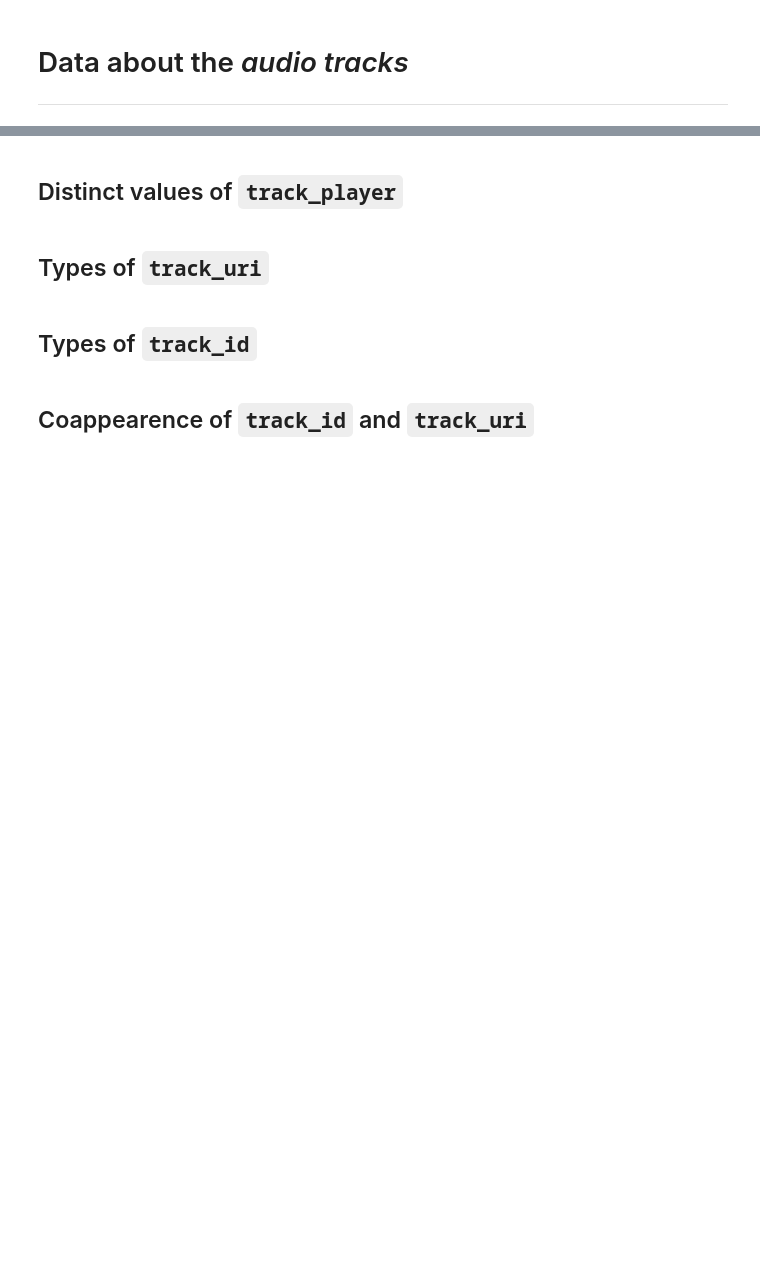
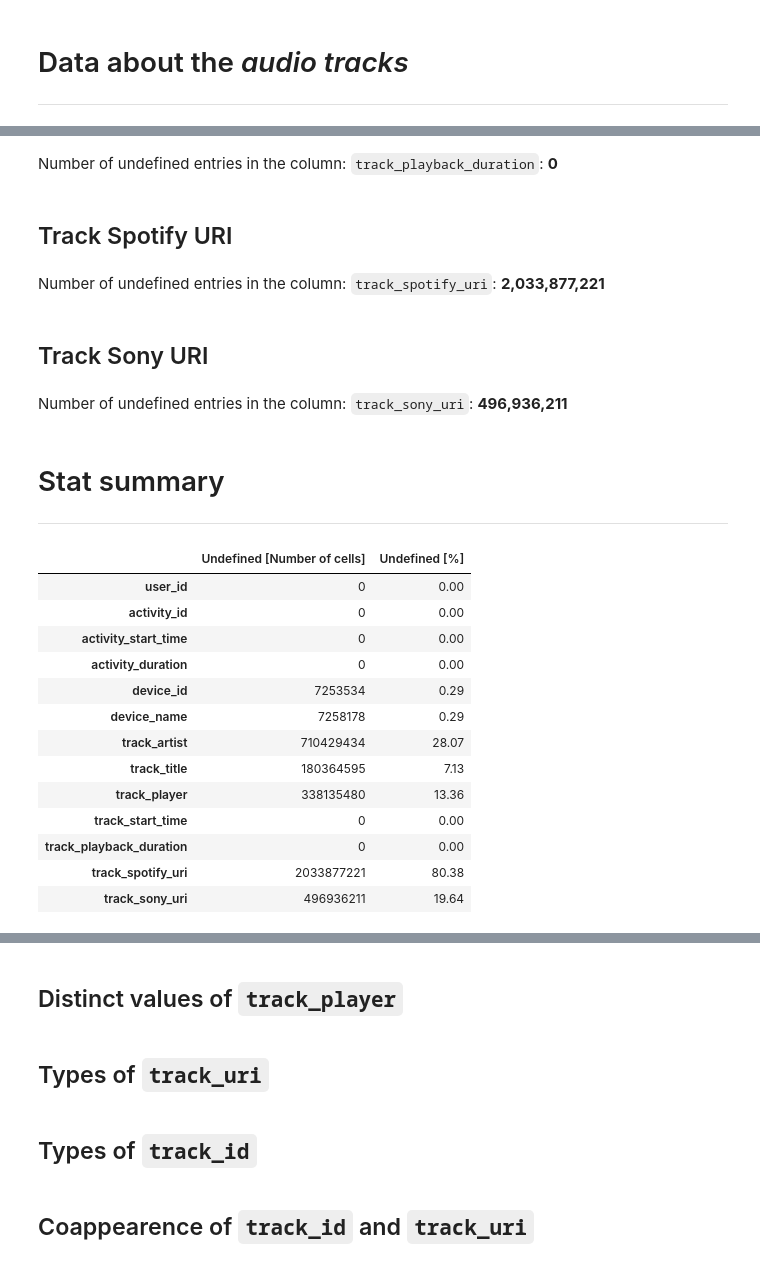
Before and after one commit to wojciechdk/Music_Spring_2021, a Jupyter notebook: initial_statistics.ipynb, the cells around one changed output, grey strips where cells are left out. Drawn from its saved outputs; the diff is of its cells as text; code cells hidden in the pictures; blank space fills up the shorter version.

Commit message:
Number of undefined cells investigated

```diff
--- a/initial_statistics.ipynb
+++ b/initial_statistics.ipynb
@@ -105,0 +194,5 @@ display(
+# %%
+# Count the number of undefined entries.
+column_name = 'track_start_time'
+n_undefined[column_name] = t.spark.count_undefined_entries(
+    df_full, column_name, verbose='markdown')
@@ -105,0 +203,60 @@ display(
+# %%
+# Count the number of undefined entries.
+column_name = 'track_playback_duration'
+n_undefined[column_name] = t.spark.count_undefined_entries(
+    df_full, column_name, verbose='markdown')
+# %% [output]
+Number of undefined entries in the column: `track_playback_duration`: **0**
+# %% [markdown]
+## Track Spotify URI
+# %%
+# Count the number of undefined entries.
+column_name = 'track_spotify_uri'
+n_undefined[column_name] = t.spark.count_undefined_entries(
+    df_full, column_name, verbose='markdown')
+# %% [output]
+Number of undefined entries in the column: `track_spotify_uri`: **2,033,877,221**
+# %% [markdown]
+## Track Sony URI
+# %%
+# Count the number of undefined entries.
+column_name = 'track_sony_uri'
+n_undefined[column_name] = t.spark.count_undefined_entries(
+    df_full, column_name, verbose='markdown')
+# %% [output]
+Number of undefined entries in the column: `track_sony_uri`: **496,936,211**
+# %% [markdown]
+# Stat summary
+<hr style="border:2px solid black"></hr>
+# %%
+# Create a pandas dataframe with an overview over the
+# undefined values
+stat_summary_df = pd.DataFrame(list(n_undefined.values()),
+                               index=list(n_undefined.keys()),
+                               columns=['Undefined [Number of cells]'])
+
+# Calculate the amounts in %.
+stat_summary_df['Undefined [%]'] = (
+    stat_summary_df
+    .loc[:, 'Undefined [Number of cells]']
+    .div(n_rows)
+    .mul(100)
+)
+
+# Show the result
+display(stat_summary_df)
+# %% [output]
+|  | Undefined [Number of cells] | Undefined [%] |
+| user_id | 0 | 0.00 |
+| activity_id | 0 | 0.00 |
+| activity_start_time | 0 | 0.00 |
+| activity_duration | 0 | 0.00 |
+| device_id | 7253534 | 0.29 |
+| device_name | 7258178 | 0.29 |
+| track_artist | 710429434 | 28.07 |
+| track_title | 180364595 | 7.13 |
+| track_player | 338135480 | 13.36 |
+| track_start_time | 0 | 0.00 |
+| track_playback_duration | 0 | 0.00 |
+| track_spotify_uri | 2033877221 | 80.38 |
+| track_sony_uri | 496936211 | 19.64 |
```
Also changed, not shown: parts of 26 cells of this notebook, 1 other file.
